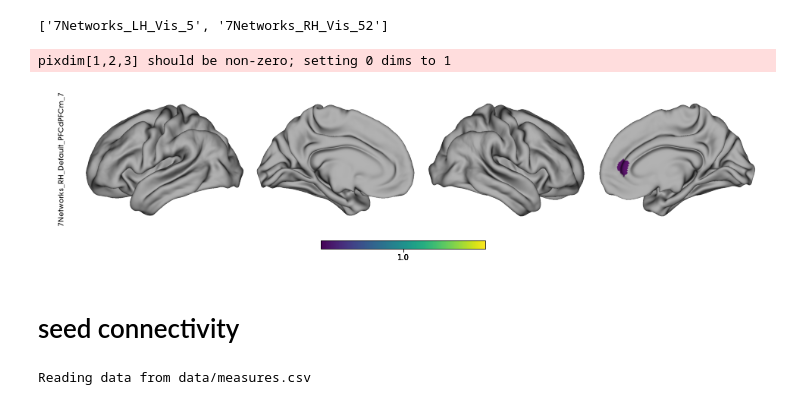
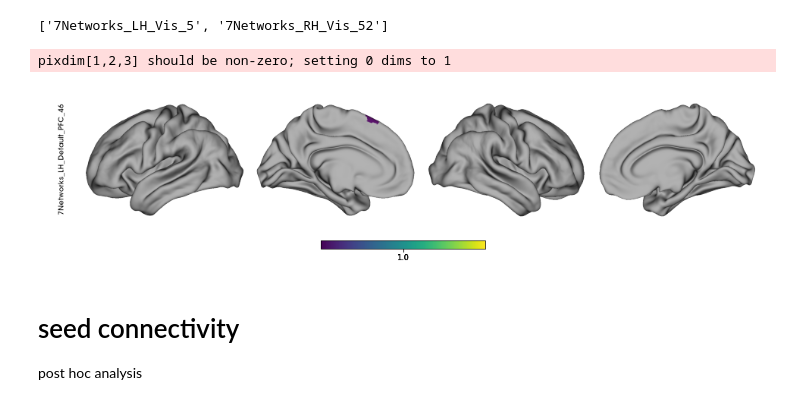
Before and after one commit to qniksefat/gradecc, a Jupyter notebook: RUNME.ipynb, the cells around one changed output. Drawn from its saved outputs; the diff is of its cells as text; code cells hidden in the pictures.

Commit message:
seed connectivity analysis, remove seed conn nb

```diff
--- a/RUNME.ipynb
+++ b/RUNME.ipynb
@@ -185,24 +185,12 @@ get_regions_names([4, 550])
 # %%
 from load_timeseries import spot_region, get_regions_names
 
-sample_region = 960
+sample_region = 460
 plot_brain(spot_region(sample_region),
            text=get_regions_names(sample_region)[0])
 # %% [output]
 pixdim[1,2,3] should be non-zero; setting 0 dims to 1
-[figure, old version]
+[figure, new version]
 # %% [markdown]
 # seed connectivity
+post hoc analysis
-# %%
-import sys, warnings
-
-if not sys.warnoptions:
-    warnings.simplefilter("ignore")
-
-from measures import get_measures
-
-df = get_measures()
-
-from plot_brain import plot_brain
-# %% [output]
-Reading data from data/measures.csv
```
Also changed, not shown: parts of 6 cells of this notebook, 6 other files.
